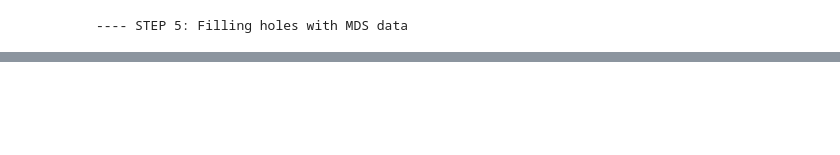
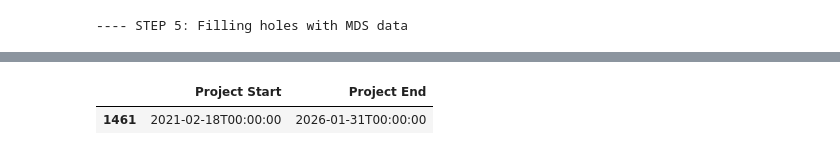
Before and after one commit to heal-data-stewards/metadata-sync, a Jupyter notebook: notebooks/UpdateMondayBoardFromMySQL.ipynb, the cells around one changed output, grey strips where cells are left out. Drawn from its saved outputs; the diff is of its cells as text; code cells hidden in the pictures; blank space fills up the shorter version.

```diff
--- a/notebooks/UpdateMondayBoardFromMySQL.ipynb
+++ b/notebooks/UpdateMondayBoardFromMySQL.ipynb
@@ -170,3 +174,8 @@ all_data = monday_board_update.combine_mysql_ctn(combined_data_ph1, ctn_fields_p
+# %%
+all_data[all_data.key=='HDP00108'][['Project Start', 'Project End']]
+# %% [output]
+|  | Project Start | Project End |
+| 1461 | 2021-02-18T00:00:00 | 2026-01-31T00:00:00 |
 # %%
 logging.info("---- STEP 8: Final Manipulation of all the data to make it Monday Board ready")
 combined_data = monday_board_update.prepare_for_monday(all_data)
```
Also changed, not shown: parts of 18 cells of this notebook.
